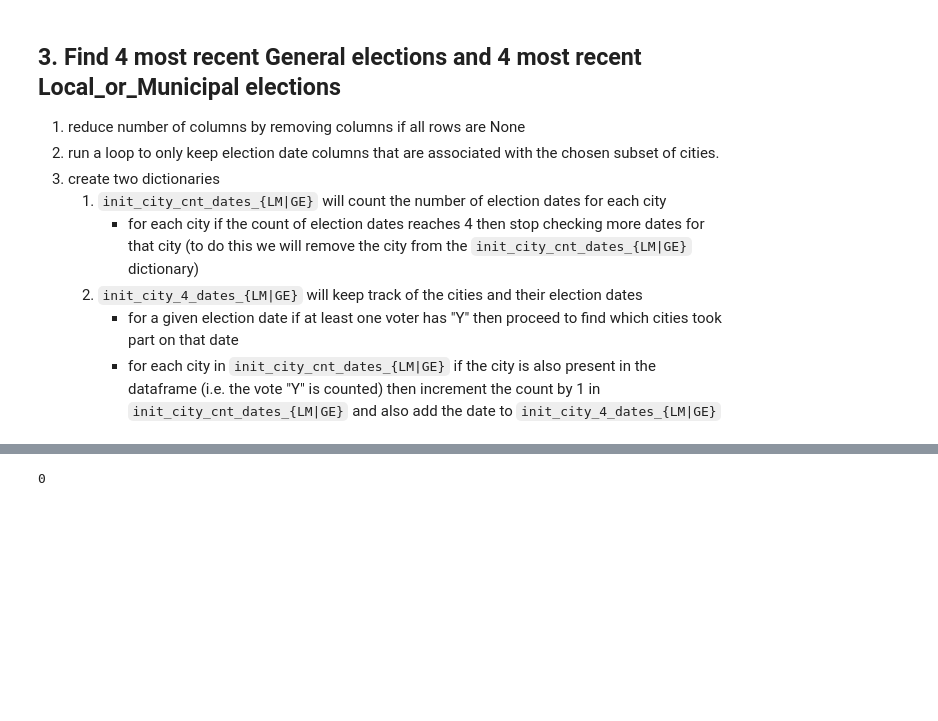
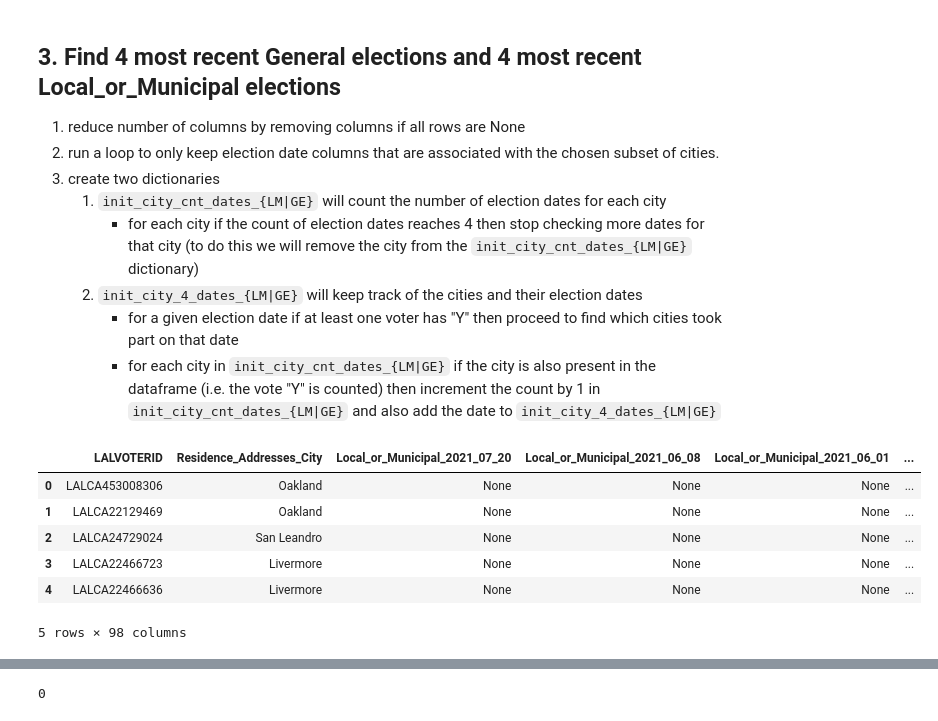
Before and after one commit to jnshzk/capstone, a Jupyter notebook: Find_recent_election_dates_updated.ipynb, the cells around one changed output, grey strips where cells are left out. Cells and saved outputs as stored; diff of their text form; code cells hidden in the pictures; blank space fills up the shorter version.

```diff
--- a/Find_recent_election_dates_updated.ipynb
+++ b/Find_recent_election_dates_updated.ipynb
@@ -576,0 +565,19 @@ total number of Consolidated General election dates 18
+# %%
+# 1.B select only voter ID and columns with General or Local_or_Municipal election dates
+def get_elec_cols(df, string):
+    matched_cols = [col for col in df.columns if col.startswith(string)]
+    parse_date_df = pd.DataFrame(matched_cols, columns = ['elec_type_date'])
+    parse_date_df['elec_year'] = parse_date_df['elec_type_date'].str[-10:-6].astype(int)
+    print("total number of dates:", len(parse_date_df))
+    parse_date_df = parse_date_df[parse_date_df['elec_year'] >= 2008]
+    print("number of dates on 2008 and after:", len(parse_date_df))
+    return list(parse_date_df['elec_type_date'])
+
+print("General election dates")
+GE_cols = get_elec_cols(state_voterhistory_cols, 'General')
+
+print("\nLocal or Municipal election dates")
+LM_cols = get_elec_cols(state_voterhistory_cols, 'Local_or_Municipal')
+
+print("\nConsolidated General election dates")
+CG_cols = get_elec_cols(state_voterhistory_cols, 'Consolidated_General')
@@ -657,6 +675,16 @@ Total number of Consolidated General election dates 0
     2. `init_city_4_dates_{LM|GE}` will keep track of the cities and their election dates
         - for a given election date if at least one voter has "Y" then proceed to find which cities took part on that date
         - for each city in `init_city_cnt_dates_{LM|GE}` if the city is also present in the dataframe (i.e. the vote "Y" is counted) then increment the count by 1 in `init_city_cnt_dates_{LM|GE}` and also add the date to `init_city_4_dates_{LM|GE}`
+# %%
+df_voterhistory_LM.head()
+# %% [output]
+|  | LALVOTERID | Residence_Addresses_City | Local_or_Municipal_2021_07_20 | Local_or_Municipal_2021_06_08 | Local_or_Municipal_2021_06_01 | ... |
+| 0 | LALCA453008306 | Oakland | None | None | None | ... |
+| 1 | LALCA22129469 | Oakland | None | None | None | ... |
+| 2 | LALCA24729024 | San Leandro | None | None | None | ... |
+| 3 | LALCA22466723 | Livermore | None | None | None | ... |
+| 4 | LALCA22466636 | Livermore | None | None | None | ... |
+5 rows × 98 columns
 # %%
 def get_list_elec_dates(df, date_cols, list_city_cnt_dates, list_city_4_dates):
     for date_col in date_cols:
```
Also changed, not shown: parts of 20 cells of this notebook, 1 other file.
